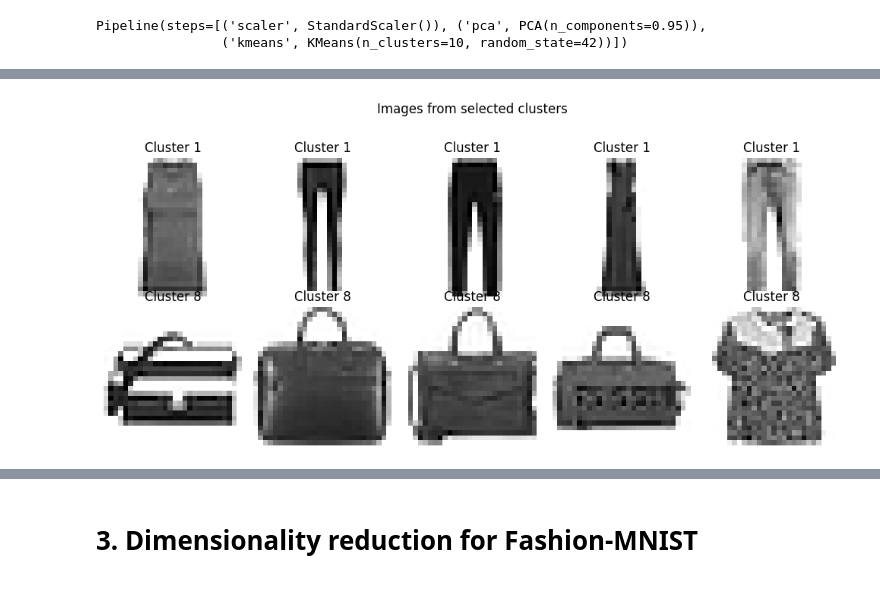
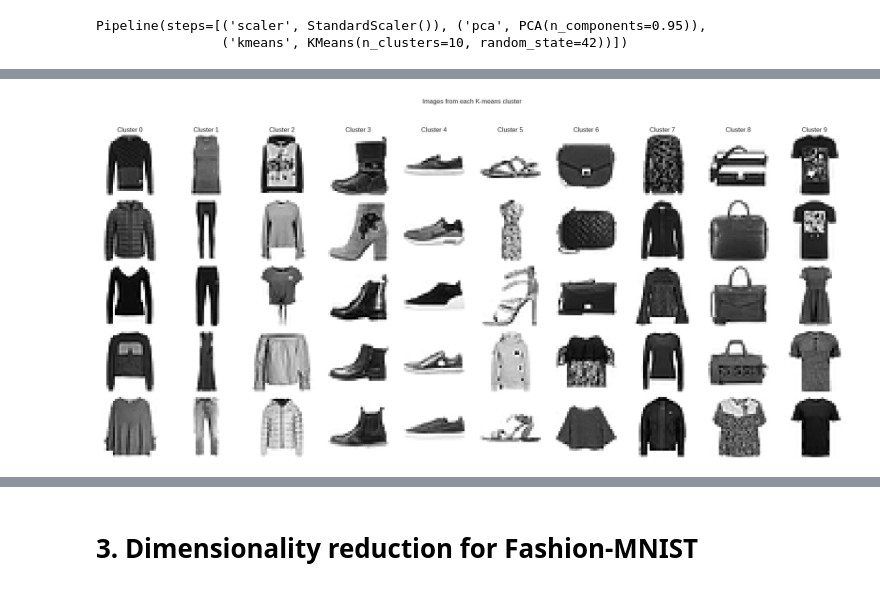
Before and after one commit to deskk/MIS_project2, a Jupyter notebook: project2.ipynb, the cells around one changed output, grey strips where cells are left out. Cells and saved outputs as stored; diff of their text form; code cells hidden in the pictures.

```diff
--- a/project2.ipynb
+++ b/project2.ipynb
@@ -213,24 +214,20 @@ plt.tight_layout(rect=[0, 0.03, 1, 0.95])
 # %%
 labels = kmeans.labels_
-trouser_cluster_id = 1
-trouser_indices = np.where(labels == trouser_cluster_id)[0][:5]
+fig, axs = plt.subplots(5, 10, figsize=(20, 10))
+fig.suptitle('Images from each K-means cluster')
 
-bag_cluster_id = 8
-bag_indices = np.where(labels == bag_cluster_id)[0][:5]
-
-fig, axs = plt.subplots(2, 5, figsize=(10, 5))
-fig.suptitle('Images from selected clusters')
-
-for i, idx in enumerate(trouser_indices):
-    axs[0, i].imshow(X_sample[idx].reshape(28, 28), cmap='binary')
-    axs[0, i].set_title(f'Cluster {trouser_cluster_id}')
-    axs[0, i].axis('off')
-
-for i, idx in enumerate(bag_indices):
-    axs[1, i].imshow(X_sample[idx].reshape(28, 28), cmap='binary')
-    axs[1, i].set_title(f'Cluster {bag_cluster_id}')
-    axs[1, i].axis('off')
+for cluster_id in range(10):
+    indices_in_cluster = np.where(labels == cluster_id)[0]
+    if len(indices_in_cluster) > 0:
+        samples = indices_in_cluster[:5]  # up to 5 examples per cluster
+        for i, sample_idx in enumerate(samples):
+            axs[i, cluster_id].imshow(X_sample[sample_idx].reshape(28, 28), cmap='binary')
+            axs[i, cluster_id].axis('off')
+            if i == 0:
+                axs[i, cluster_id].set_title(f"Cluster {cluster_id}")
+        for i in range(len(indices_in_cluster), 5):
+            axs[i, cluster_id].axis('off')
 
 plt.tight_layout(rect=[0, 0.03, 1, 0.95])
 # %% [output]
-[figure, old version]
+[figure, new version]
```
Also changed, not shown: parts of 12 cells of this notebook.
